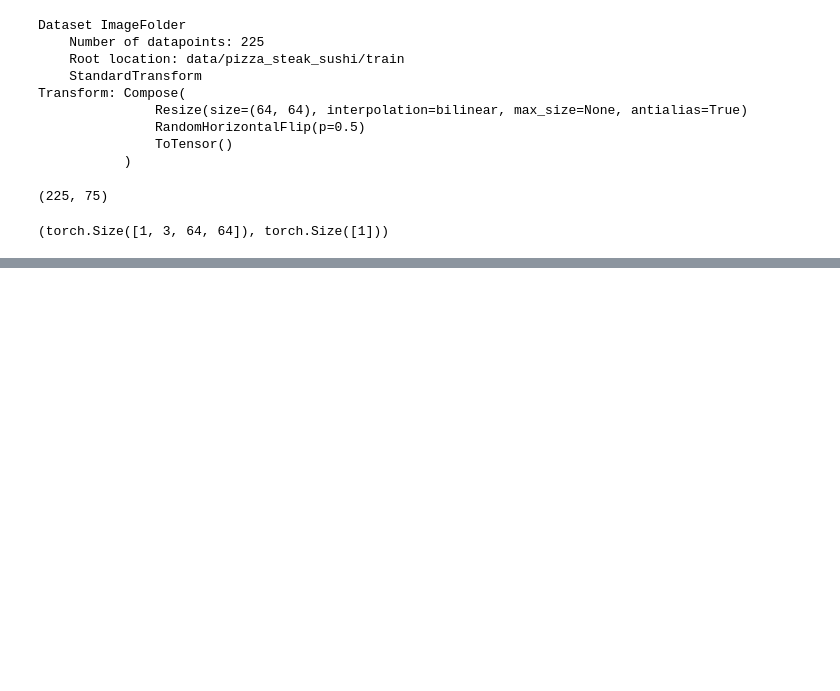
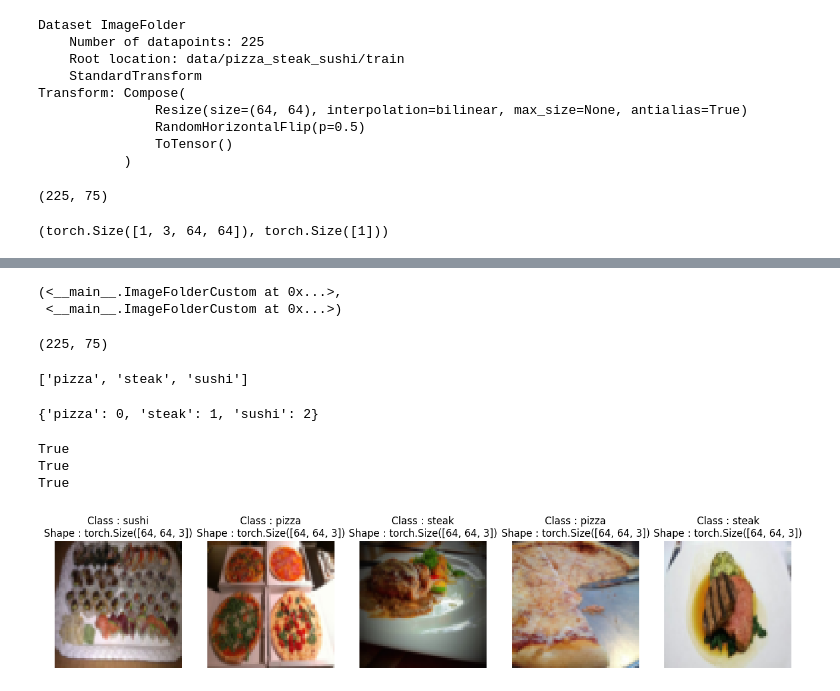
Before and after one commit to Shadoww002/DeepLearning-PyTorch, a Jupyter notebook: Chapter 4 – Custom Datasets/CustomDataset.ipynb, the cells around one changed output, grey strips where cells are left out. Saved outputs shown, nothing was run; the diff lists cells and outputs as text; code cells hidden in the pictures; blank space fills up the shorter version.

```diff
--- a/Chapter 4 – Custom Datasets/CustomDataset.ipynb
+++ b/Chapter 4 – Custom Datasets/CustomDataset.ipynb
@@ -367,0 +463,69 @@ img.shape , label.shape
+# %%
+train_data_custom = ImageFolderCustom(target_dir=train_dir,
+                                      transform=train_transforms)
+test_data_custom = ImageFolderCustom(target_dir=test_dir,
+                                     transform=test_transforms)
+train_data_custom, test_data_custom
+# %% [output]
+(<__main__.ImageFolderCustom at 0x...>,
+ <__main__.ImageFolderCustom at 0x...>)
+# %%
+len(train_data_custom) , len(test_data_custom)
+# %% [output]
+(225, 75)
+# %%
+train_data_custom.classes
+# %% [output]
+['pizza', 'steak', 'sushi']
+# %%
+train_data_custom.class_to_idx
+# %% [output]
+{'pizza': 0, 'steak': 1, 'sushi': 2}
+# %%
+# Check for equality amongst our custom Dataset and ImageFolder Dataset
+print((len(train_data_custom) == len(train_data)) & (len(test_data_custom) == len(test_data)))
+print(train_data_custom.classes == train_data.classes)
+print(train_data_custom.class_to_idx == train_data.class_to_idx)
+# %% [output]
+True
+True
+True
+# %%
+## Creating Function To Viualise random Images
+def display_random_images(dataset : torch.utils.data.Dataset,
+                          classes : List[str] = None,
+                          n : int = 10 ,
+                          display_shape : bool = True,
+                          seed : int = None):
+  if n>10:
+    n = 10
+    display_shape = False
+    print(f" n Shouldn't be Greater than 10 , adjusting It to 10 and Removing Shape")
+
+  if seed :
+    random.seed(seed)
+
+  random_sample_idx = random.sample(range(len(dataset)) , k = n)
+
+  plt.figure(figsize=(16,8))
+
+  for i , target_sample in enumerate(random_sample_idx):
+    target_image , target_label = dataset[target_sample][0] , dataset[target_sample][1]
+
+    target_image_adj = target_image.permute(1,2,0)
+
+    plt.subplot(1 , n , i+1)
+    plt.imshow(target_image_adj)
+    plt.axis(False)
+    if classes :
+      title = f"Class : {classes[target_label]}"
+      if display_shape:
+        title = title + f"\nShape : {target_image_adj.shape}"
+    plt.title(title)
+# %%
+display_random_images(dataset=train_data,
+                      n = 5,
+                      classes = class_name,
+                      seed =None)
+# %% [output]
+[figure, added]
```
Also changed, not shown: parts of 63 cells of this notebook.
